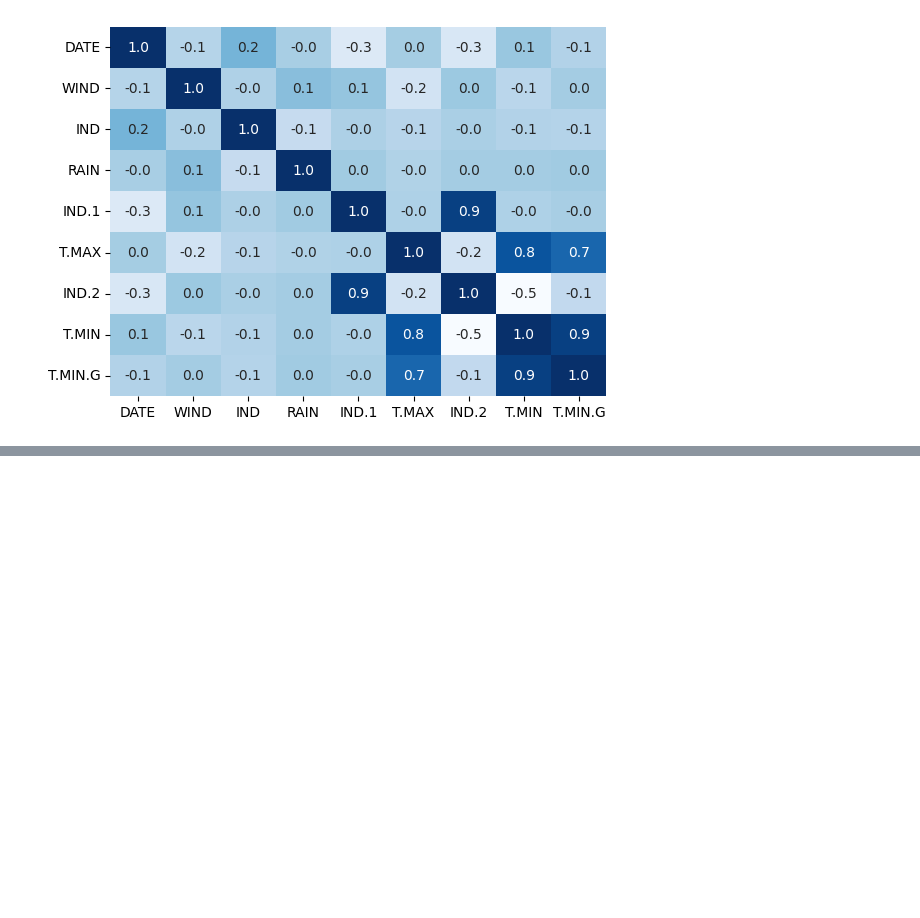
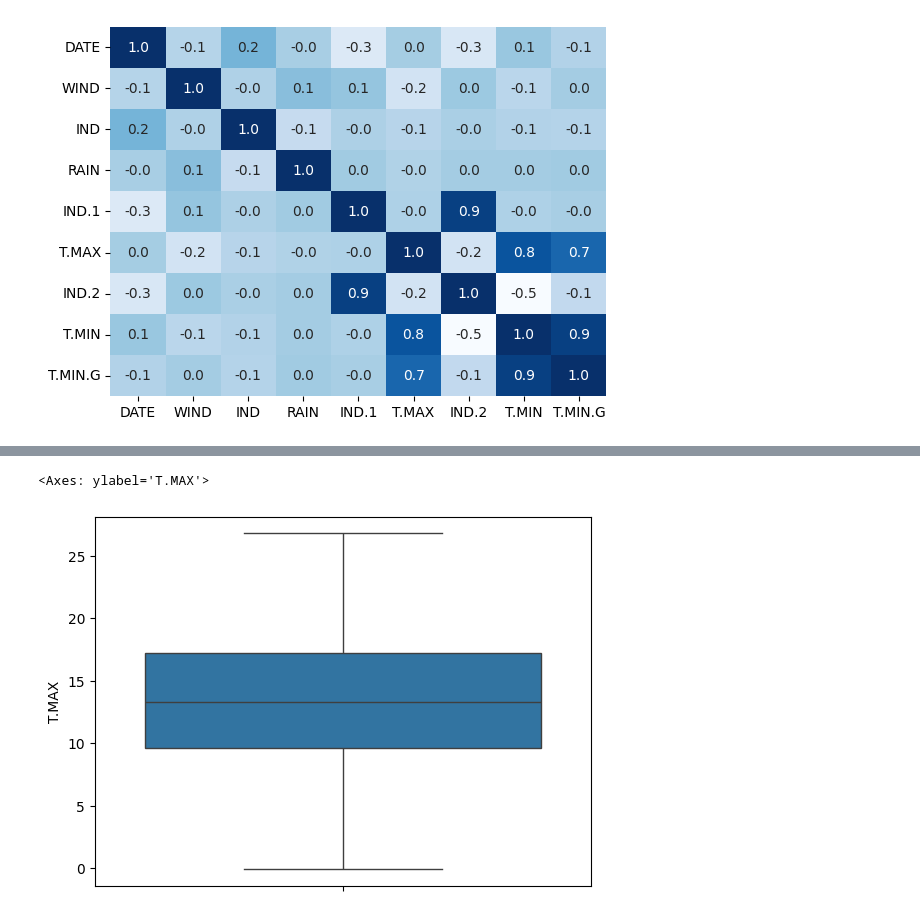
Before and after one commit to Davi-ChavesN/python_exercises, a Jupyter notebook: AI/Atividade7/Atividade 7.ipynb, the cells around one changed output, grey strips where cells are left out. Drawn from its saved outputs; the diff is of its cells as text; code cells hidden in the pictures; blank space fills up the shorter version.

```diff
--- a/AI/Atividade7/Atividade 7.ipynb
+++ b/AI/Atividade7/Atividade 7.ipynb
@@ -59,0 +63,5 @@ sns.heatmap(df.corr(),annot=True,cbar=False,cmap='Blues',fmt='.1f')
+# %%
+sns.boxplot(df['T.MAX'])
+# %% [output]
+<Axes: ylabel='T.MAX'>
+[figure, added]
```
Also changed, not shown: parts of 28 cells of this notebook, 3 other files.
